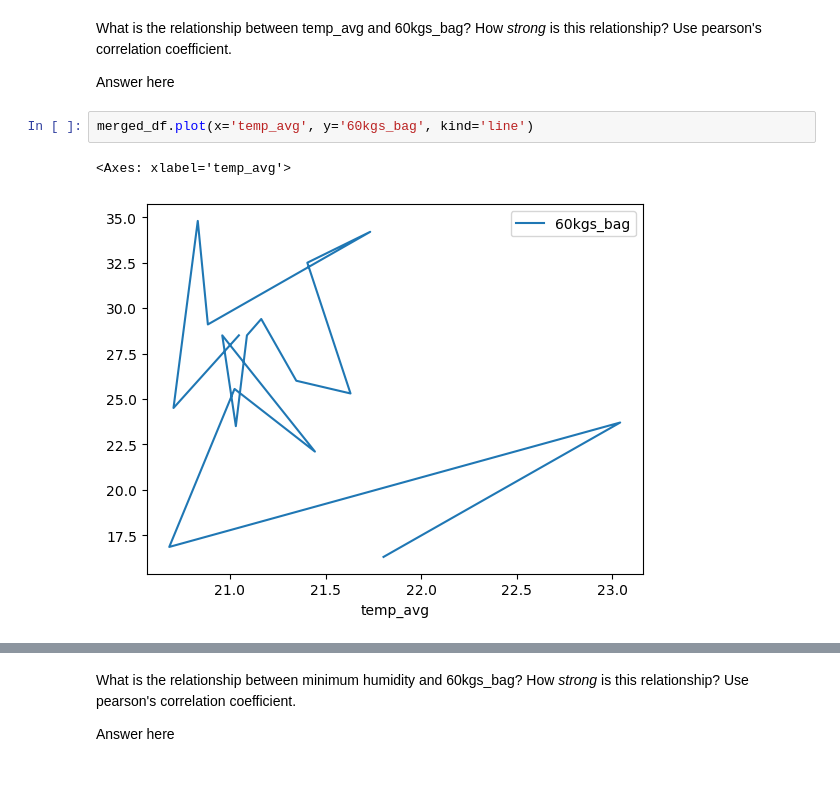
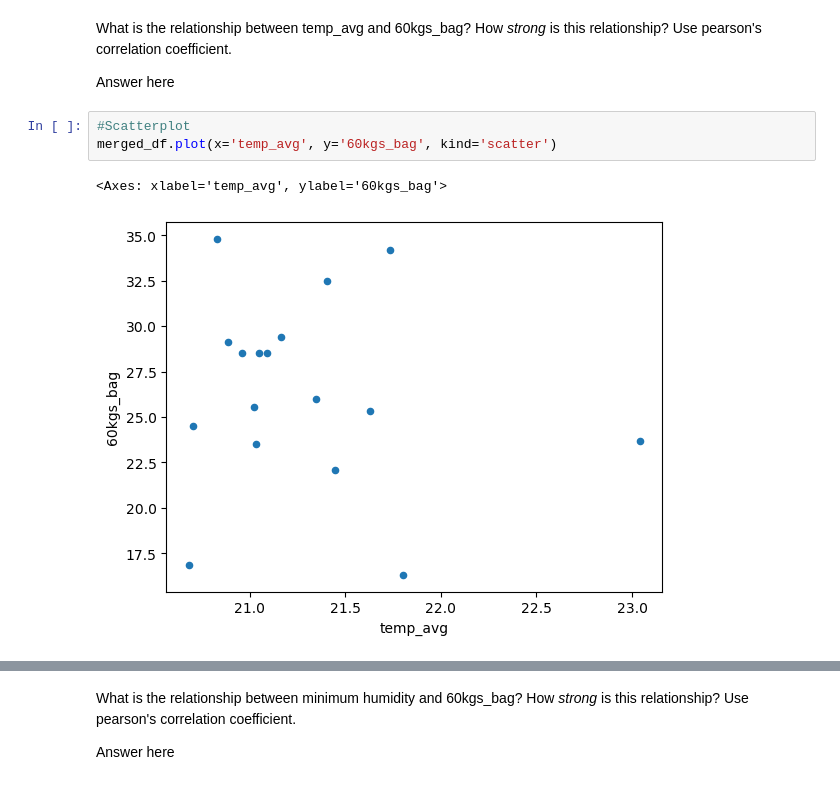
Before and after one commit to RosaniaPinto/Rosania_TLAB3, a Jupyter notebook: notebooks/analysis.ipynb, the cells around one changed output, grey strips where cells are left out. Cells and saved outputs as stored; diff of their text form.

```diff
--- a/notebooks/analysis.ipynb
+++ b/notebooks/analysis.ipynb
@@ -82,8 +104,9 @@ Remember, you must justify your answers with proof! Look back to W6D3 for more c
 What is the relationship between temp_avg and 60kgs_bag? How *strong* is this relationship? Use pearson's correlation coefficient.
 
 Answer here
-# %%
-merged_df.plot(x='temp_avg', y='60kgs_bag', kind='line')
-# %% [output]
-<Axes: xlabel='temp_avg'>
-[figure, removed]
+# %%
+#Scatterplot
+merged_df.plot(x='temp_avg', y='60kgs_bag', kind='scatter')
+# %% [output]
+<Axes: xlabel='temp_avg', ylabel='60kgs_bag'>
+[figure, added]
```
Also changed, not shown: parts of 12 cells of this notebook, 2 other files.
